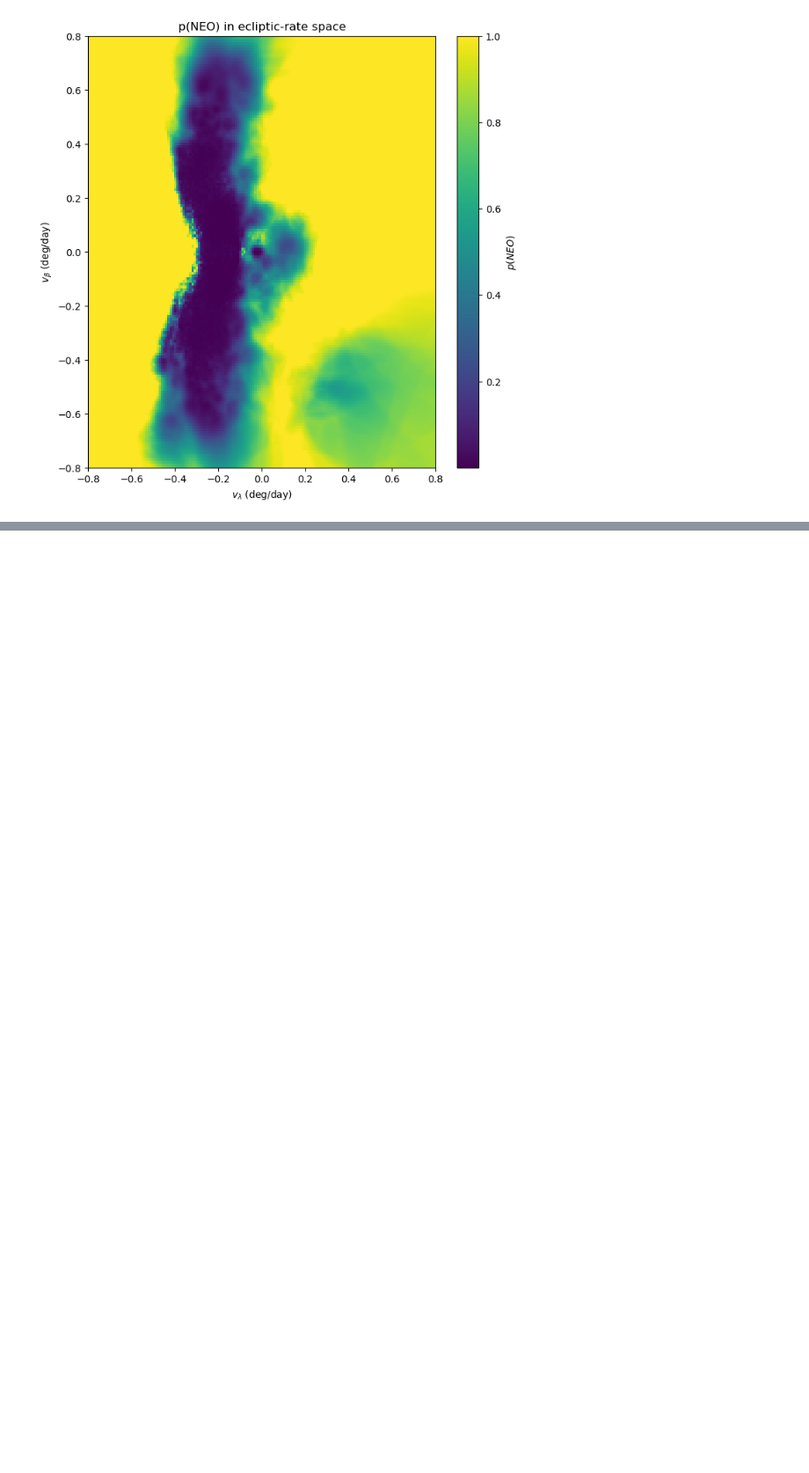
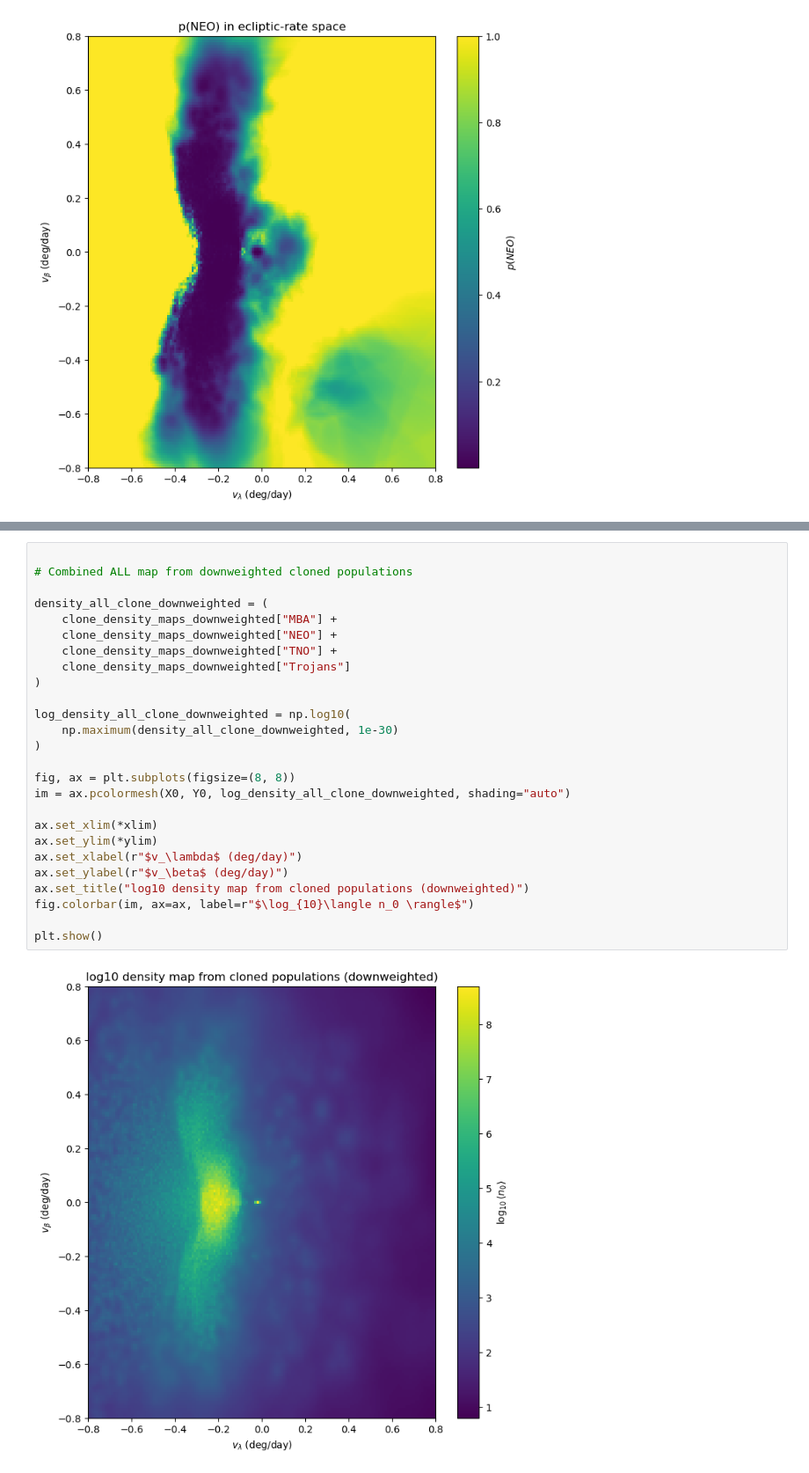
Before and after one commit to devanshi-s04/neomod, a Jupyter notebook: plotswpopulations.ipynb, the cells around one changed output, grey strips where cells are left out. Shown at 88% size. Cells and saved outputs as stored; diff of their text form; blank space fills up the shorter version.

```diff
--- a/plotswpopulations.ipynb
+++ b/plotswpopulations.ipynb
@@ -1628,0 +2104,28 @@ plt.show()
+# %%
+
+# Combined ALL map from downweighted cloned populations
+
+density_all_clone_downweighted = (
+    clone_density_maps_downweighted["MBA"] +
+    clone_density_maps_downweighted["NEO"] +
+    clone_density_maps_downweighted["TNO"] +
+    clone_density_maps_downweighted["Trojans"]
+)
+
+log_density_all_clone_downweighted = np.log10(
+    np.maximum(density_all_clone_downweighted, 1e-30)
+)
+
+fig, ax = plt.subplots(figsize=(8, 8))
+im = ax.pcolormesh(X0, Y0, log_density_all_clone_downweighted, shading="auto")
+
+ax.set_xlim(*xlim)
+ax.set_ylim(*ylim)
+ax.set_xlabel(r"$v_\lambda$ (deg/day)")
+ax.set_ylabel(r"$v_\beta$ (deg/day)")
+ax.set_title("log10 density map from cloned populations (downweighted)")
+fig.colorbar(im, ax=ax, label=r"$\log_{10}\langle n_0 \rangle$")
+
+plt.show()
+# %% [output]
+[figure, added]
```
Also changed, not shown: parts of 25 cells of this notebook.
